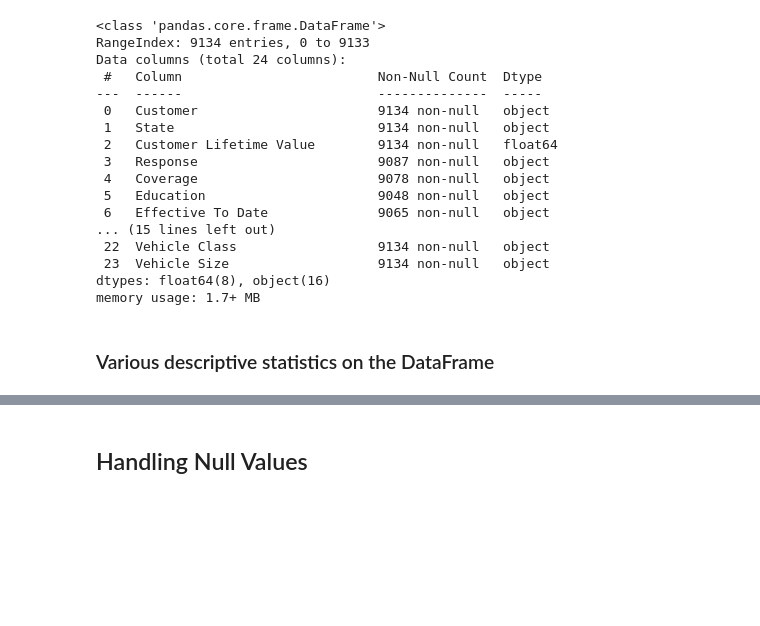
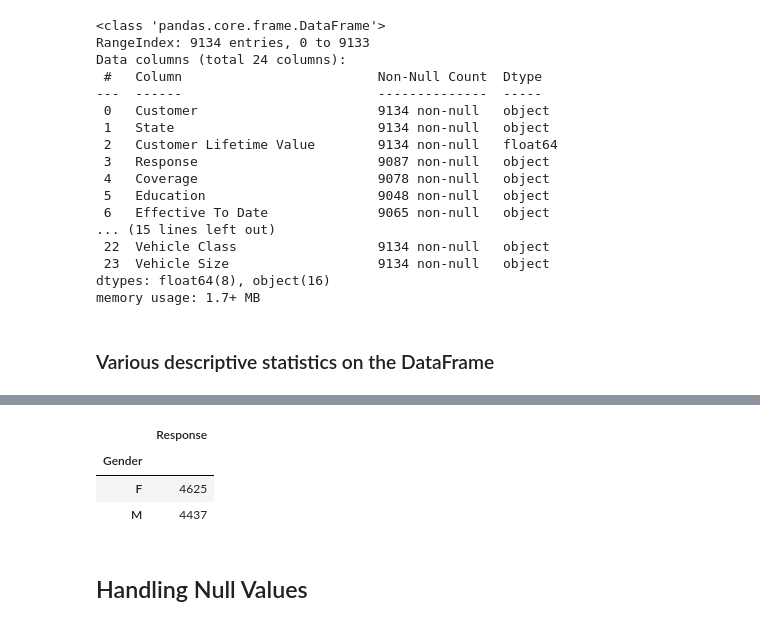
Before and after one commit to ddahiya16/Machine-Learning, a Jupyter notebook: Customer Life Time Value Prediction Model.ipynb, the cells around one changed output, grey strips where cells are left out. Cells and saved outputs as stored; diff of their text form; code cells hidden in the pictures; blank space fills up the shorter version.

```diff
--- a/Customer Life Time Value Prediction Model.ipynb
+++ b/Customer Life Time Value Prediction Model.ipynb
@@ -116,3 +132,10 @@ df.describe()
+# %%
+df[['Gender', 'Response']].groupby('Gender').count()
+# %% [output]
+|  | Response |
+| Gender |  |
+| F | 4625 |
+| M | 4437 |
 # %% [markdown]
 ## Handling Null Values
 # %%
```
Also changed, not shown: parts of 25 cells of this notebook.
